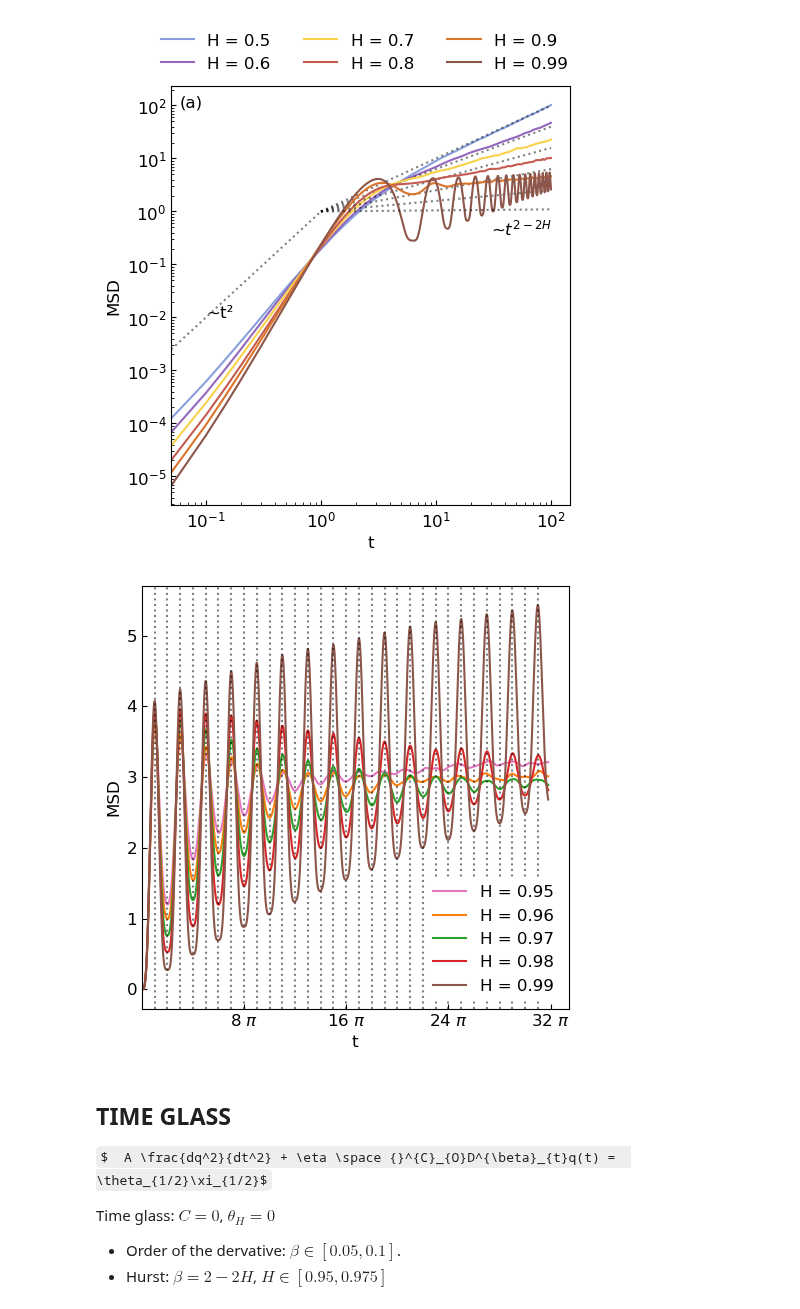
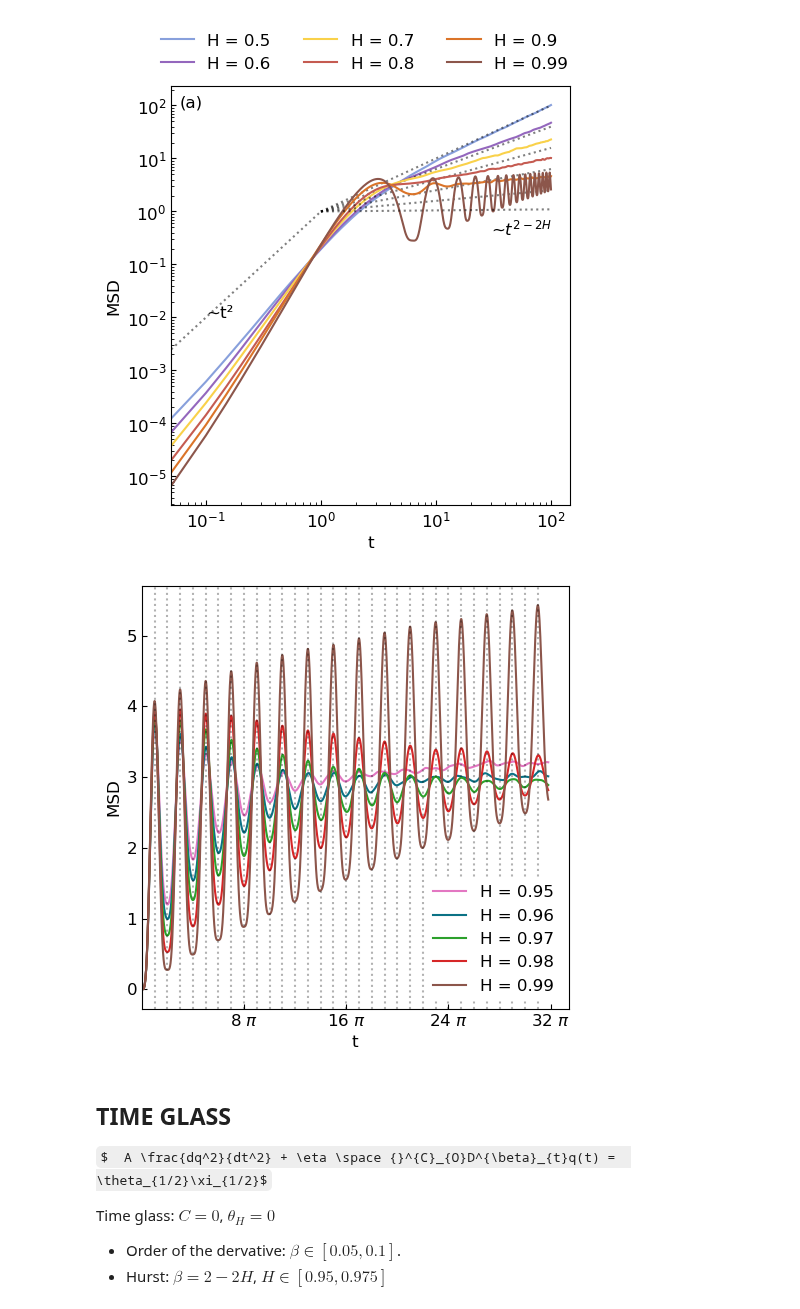
Before and after one commit to davidsantiagoquevedo/fractional-langevin-equations, a Jupyter notebook: analysis/paper_results_diffusion.ipynb, the cells around one changed output. Drawn from its saved outputs; the diff is of its cells as text; code cells hidden in the pictures; some formulas as TeX source.

Commit message:
feat: colors unified by color palette in mplstyle sheet. Added two-bath system

```diff
--- a/analysis/paper_results_diffusion.ipynb
+++ b/analysis/paper_results_diffusion.ipynb
@@ -12,6 +12,7 @@ from scipy.signal import find_peaks
 import warnings
 warnings.filterwarnings('ignore')
 plt.style.use("plot_style.mplstyle")
+colors = plt.rcParams["axes.prop_cycle"].by_key()["color"]
 # %%
 data_path = "../_raw/"
 h = 0.05
@@ -84,7 +85,7 @@ def add_caption_letter(ax, cap):
 def add_freq_grid(ax, freq, T):
     t = 1/freq
     while t <= T:
-        ax.axvline(x = t, color = "black", alpha = 0.5, ls = ":")
+        ax.axvline(x = t, color = "black", alpha = 0.3, ls = ":")
         t += 1/freq
 
     def numfmt(x, pos): # your custom formatter function: divide by 100.0
@@ -108,7 +113,6 @@ Lutz: $C = 0$, $\theta_{1/2} = 0$
 * Oscilations: $\beta \in [0, 0.1]$
 * Hurst: $H \in [0.95, 1)$
 # %%
-plt.style.use("plot_style.mplstyle")
 avg = 4000
 
 task_set = ["001"]
@@ -118,38 +122,38 @@ C = 0.0
 theta_H = 1.0
 theta_12 = 0.0
 x0i = 1
-fig, ax = plt.subplots(1,1, figsize = (5,5))
+fig, ax = plt.subplots(1,1)
 
 #TREND
 
 H = 0.50001
 df_msd = get_msd(A, eta, C, theta_12, theta_H, H, avg, h, task_set)
-plot_msd(ax, df_msd, H, color = colors1[0])
+plot_msd(ax, df_msd, H, color = colors[0])
 add_trend(ax, x0 = x0i, xf = 100, func = t2_2H, text = r"", xtext = 0.1, H = H)
 
 H = 0.6
 df_msd = get_msd(A, eta, C, theta_12, theta_H, H, avg, h, task_set)
-plot_msd(ax, df_msd, H, color = colors2[4])
+plot_msd(ax, df_msd, H, color = colors[1])
 add_trend(ax, x0 = x0i, xf = 100, func = t2_2H, text = r"", xtext = 0.1, H = H)
 
 H = 0.7
 df_msd = get_msd(A, eta, C, theta_12, theta_H, H, avg, h, task_set)
-plot_msd(ax, df_msd, H, color = colors1[5])
+plot_msd(ax, df_msd, H, color = colors[2])
 add_trend(ax, x0 = x0i, xf = 100, func = t2_2H, text = r"", xtext = 0.1, H = H)
 
 H = 0.8
 df_msd = get_msd(A, eta, C, theta_12, theta_H, H, avg, h, task_set)
-plot_msd(ax, df_msd, H, color = colors1[3])
+plot_msd(ax, df_msd, H, color = colors[3])
 add_trend(ax, x0 = x0i, xf = 100, func = t2_2H, text = r"", xtext = 0.1, H = H)
 
 H = 0.9
 df_msd = get_msd(A, eta, C, theta_12, theta_H, H, avg, h, task_set)
-plot_msd(ax, df_msd, H, color = colors1[4])
+plot_msd(ax, df_msd, H, color = colors[4])
 add_trend(ax, x0 = x0i, xf = 100, func = t2_2H, text = r"", xtext = 0.1, H = H)
 
 H = 0.99
 df_msd = get_msd(A, eta, C, theta_12, theta_H, H, avg, h, task_set)
-plot_msd(ax, df_msd, H, color = colors2[5])
+plot_msd(ax, df_msd, H, color = colors[5])
 add_trend(ax, x0 = 1, xf = 100, func = t2_2H, text = r"~$t^{2-2H}$", xtext = 30, dy = -0.7, H = H)
 
 ax.set_xscale("log")
@@ -163,48 +167,48 @@ handles, labels = ax.get_legend_handles_labels()
 ax.get_legend().remove()
 fig.legend(handles, labels, bbox_to_anchor = (0.99, 1.1), ncol = 3)
 
-fig.savefig("../outs/msd-lutz.png", dpi = 1000)
+fig.savefig("../outs/msd-lutz.png")
 # %% [output]
 [figure]
 # %%
 #OSCILATIONS
 avg = 12000
 task_set = ["001", "002"]
 A = 1.0
 eta = 1.0
 C = 0.0
 theta_H = 1.0
 theta_12 = 0.0
-fig, ax = plt.subplots(1,1, figsize = (5,5))
+fig, ax = plt.subplots(1,1)
 
 H = 0.95
 df_msd = get_msd(A, eta, C, theta_12, theta_H, H, avg, h, task_set)
-plot_msd(ax, df_msd, H, color = colors2[6])
+plot_msd(ax, df_msd, H, color = colors[6])
 
 H = 0.96
 df_msd = get_msd(A, eta, C, theta_12, theta_H, H, avg, h, task_set)
-plot_msd(ax, df_msd, H, color = colors2[1])
+plot_msd(ax, df_msd, H, color = colors[7])
 
 H = 0.97
 df_msd = get_msd(A, eta, C, theta_12, theta_H, H, avg, h, task_set)
-plot_msd(ax, df_msd, H, color = colors2[2])
+plot_msd(ax, df_msd, H, color = colors[8])
 
 H = 0.98
 df_msd = get_msd(A, eta, C, theta_12, theta_H, H, avg, h, task_set)
-plot_msd(ax, df_msd, H, color = colors2[3])
+plot_msd(ax, df_msd, H, color = colors[9])
 
 H = 0.99
 df_msd = get_msd(A, eta, C, theta_12, theta_H, H, avg, h, task_set)
-plot_msd(ax, df_msd, H, color = colors2[5])
+plot_msd(ax, df_msd, H, color = colors[5])
 
 add_freq_grid(ax, 1/np.pi, T)
 
 ax.legend(loc = "lower right" , framealpha=1)
+ax.set_xlim(xmin = h)
 
-ax.set_xlim(xmin = h)
-fig.savefig("../outs/oscilations-lutz.png", dpi = 1000)
+fig.savefig("../outs/oscilations-lutz.png")
 # %% [output]
-[figure, old version]
+[figure, new version]
 # %% [markdown]
 ## TIME GLASS
 
```
Also changed, not shown: parts of 5 cells of this notebook.
